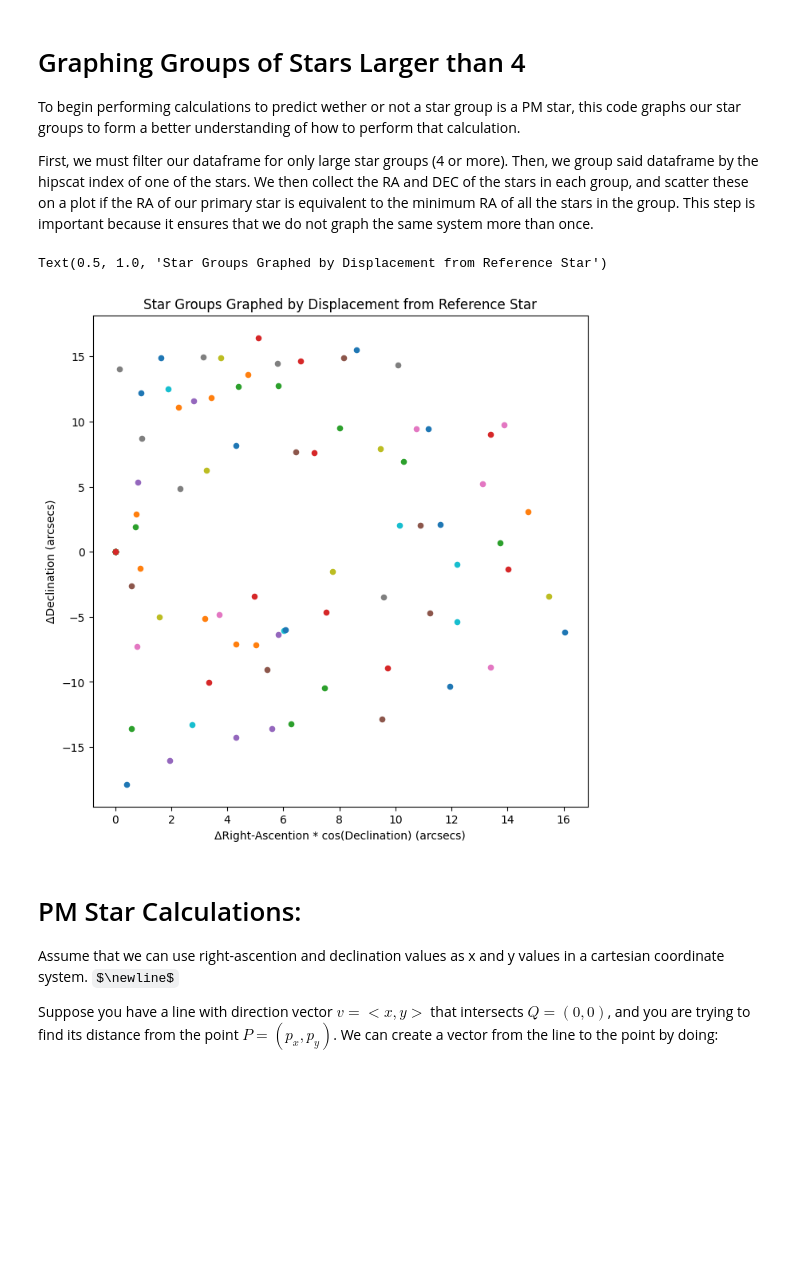
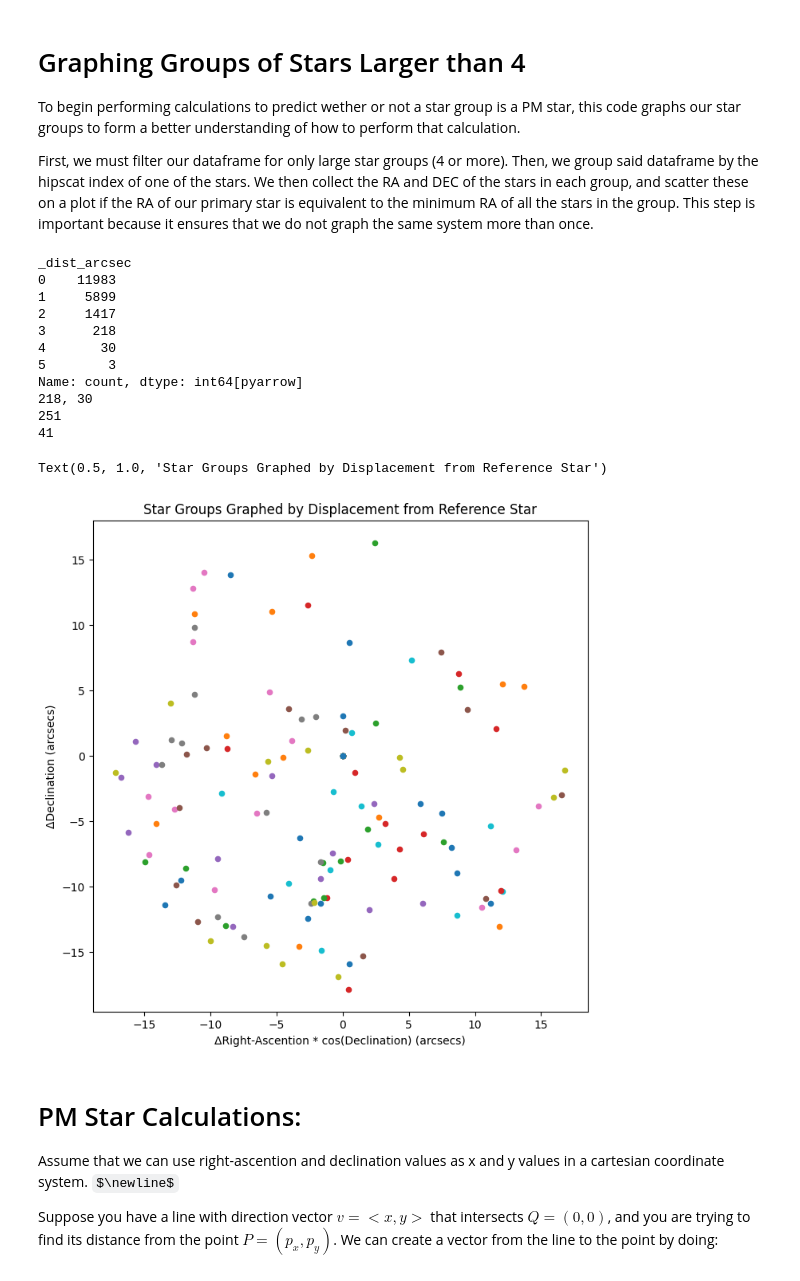
Before and after one commit to JoaoDPassos/brown-dwarf-search, a Jupyter notebook: CrossMatchFIltering.ipynb, the cells around one changed output. Cells and saved outputs as stored; diff of their text form; code cells hidden in the pictures; some formulas as TeX source; blank space fills up the shorter version.

Commit message:
Adjusted graphing requirement to objectID

```diff
--- a/CrossMatchFIltering.ipynb
+++ b/CrossMatchFIltering.ipynb
@@ -19,18 +19,18 @@ From there, we perform a crossmatch on the catalog itself, generating additional
 bandList = ['G','R','I','Z','Y']
 
 #Keeping only the important columns
-crucialCols = [f'CLASS_STAR_{band}' for band in bandList] + [f'FLAGS_{band}' for band in bandList] + ['RA','DEC','HPIX_1024','HPIX_4096'] + [f'SPREAD_MODEL_{band}' for band in bandList] + [f'WAVG_MAG_PSF_{band}' for band in bandList] + [f'WAVG_MAGERR_PSF_{band}' for band in bandList]
+crucialCols = [f'CLASS_STAR_{band}' for band in bandList] + [f'FLAGS_{band}' for band in bandList] + ['RA','DEC','COADD_OBJECT_ID'] + [f'SPREAD_MODEL_{band}' for band in bandList] + [f'WAVG_MAG_PSF_{band}' for band in bandList] + [f'WAVG_MAGERR_PSF_{band}' for band in bandList]
 
 catalog = lsdb.read_hipscat('hipscat/des_one_deg/', columns=crucialCols)
 
-#Filtering for specific measurement values
+#Filtering for specific measurement vaTlues
 qs = bandFilterLenient(bandList,classStar=0.95,spreadModel=0.05,magError=0.05,flag=True,invalidMags=True)
 filtered_catalog = catalog.query(qs)
 
 #Performing crossmatch
 xmatch = filtered_catalog.crossmatch(filtered_catalog, n_neighbors=100, radius_arcsec=18, suffixes=['_1', '_2'])
 
+xmatch
+
 with Client():
     df = xmatch.compute()
-
-df
@@ -66,12 +51,13 @@ Text(0.5, 1.0, 'Distance between Stars in Arcseconds')
 
 This is an important step in filtering as it is likely that PM stars will appear at least 4 times in the current catalog. As seen below, there are not many stars with 4 or more matches, so there will not be many possible false PM star groups to filter out.
 # %%
-counts = df.groupby('_hipscat_index')['_dist_arcsec'].count()
-counts -= 1 #Double counting adjustment
-#change name to neighbors
+neighbors = df.groupby('_hipscat_index')['_dist_arcsec'].count()
+#DO IN DASK
 
-plt.hist(counts, color = 'orange', bins= [i for i in range(0,6)])
-plt.xlabel('Match Counts')
+neighbors -= 1 #Double counting adjustment
+
+plt.hist(neighbors, color = 'orange', bins= [i for i in range(0,6)])
+plt.xlabel('Match neighbors')
 plt.ylabel('Frequency')
 plt.title('Number of Matches For Each Star')
 plt.yscale('log')
@@ -84,36 +70,50 @@ To begin performing calculations to predict wether or not a star group is a PM s
 
 First, we must filter our dataframe for only large star groups (4 or more). Then, we group said dataframe by the hipscat index of one of the stars. We then collect the RA and DEC of the stars in each group, and scatter these on a plot if the RA of our primary star is equivalent to the minimum RA of all the stars in the group. This step is important because it ensures that we do not graph the same system more than once.
 # %%
-df['counts'] = counts
+df['neighbors'] = neighbors
 
-#filter for groups of 4 or more (3 + 1 to account for reference star)
-three_or_more_matches = df.query('counts >= 3')
+three_or_more_matches = df.query('neighbors >= 3')
 
 plt.figure(figsize=(8, 8))
 #Loop through groups of matched stars
-for _hipscat_index, group in three_or_more_matches.groupby('_hipscat_index'):
+star_groups = three_or_more_matches.groupby('_hipscat_index')
+print(len(star_groups))
+
+for _hipscat_index, group in star_groups:
     #origin point
     ra1, dec1 = group.iloc[0][["RA_1", "DEC_1"]]
 
     #array of matched points
     ra2, dec2 = group[["RA_2", "DEC_2"]].to_numpy().T
 
     #perform delta RA, DEC calculations
     x = (ra2 - ra1) * np.cos(np.radians(dec1)) * 3600
     y = (dec2 - dec1) * 3600
 
-    if (ra1 == min(ra2)):
+    id_1 = group.iloc[0]['COADD_OBJECT_ID_1']
+    id_2 = group['COADD_OBJECT_ID_2'].to_numpy().T
+
+    if (id_1 == min(id_2)):
         plt.scatter(x, y, s=20)
 
+#DO GROUPBY IN DASK catalog.__ddf__
 plt.xlabel('ΔRight-Ascention * cos(Declination) (arcsecs)')
 plt.ylabel('ΔDeclination (arcsecs)')
 plt.title('Star Groups Graphed by Displacement from Reference Star')
-
-
-#color map for different system
 # %% [output]
-Text(0.5, 1.0, 'Star Groups Graphed by Displacement from Reference Star')
+_dist_arcsec
+0    11983
+1     5899
+2     1417
+3      218
+4       30
+5        3
+Name: count, dtype: int64[pyarrow]
+218, 30
+251
+41
+Text(0.5, 1.0, 'Star Groups Graphed by Displacement from Reference Star')
-[figure, old version]
+[figure, new version]
 # %% [markdown]
 # PM Star Calculations:
 
```
Also changed, not shown: parts of 4 cells of this notebook, 1 other file.
